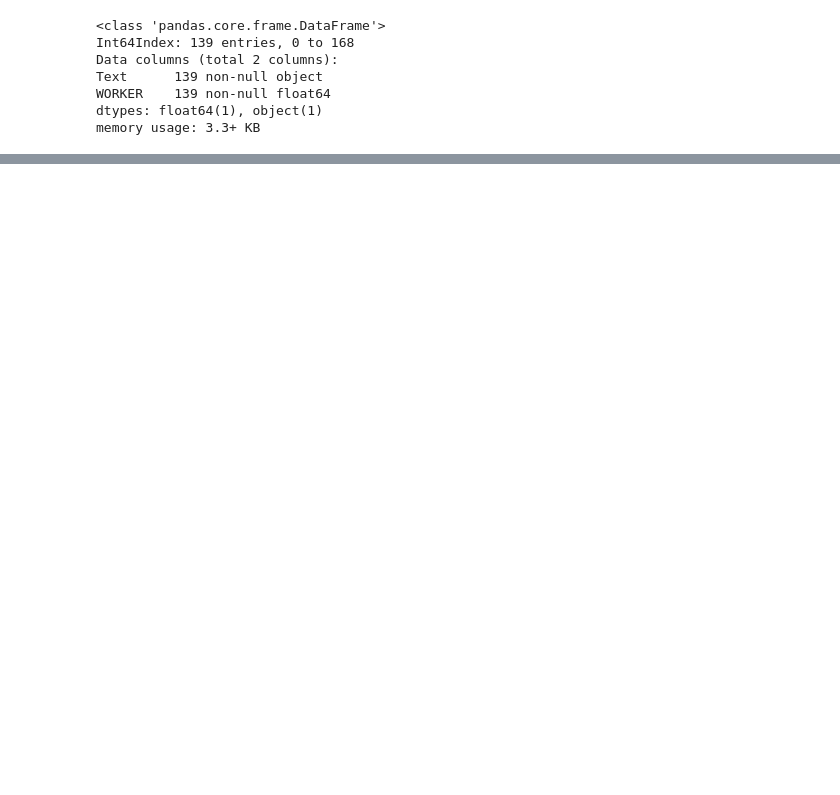
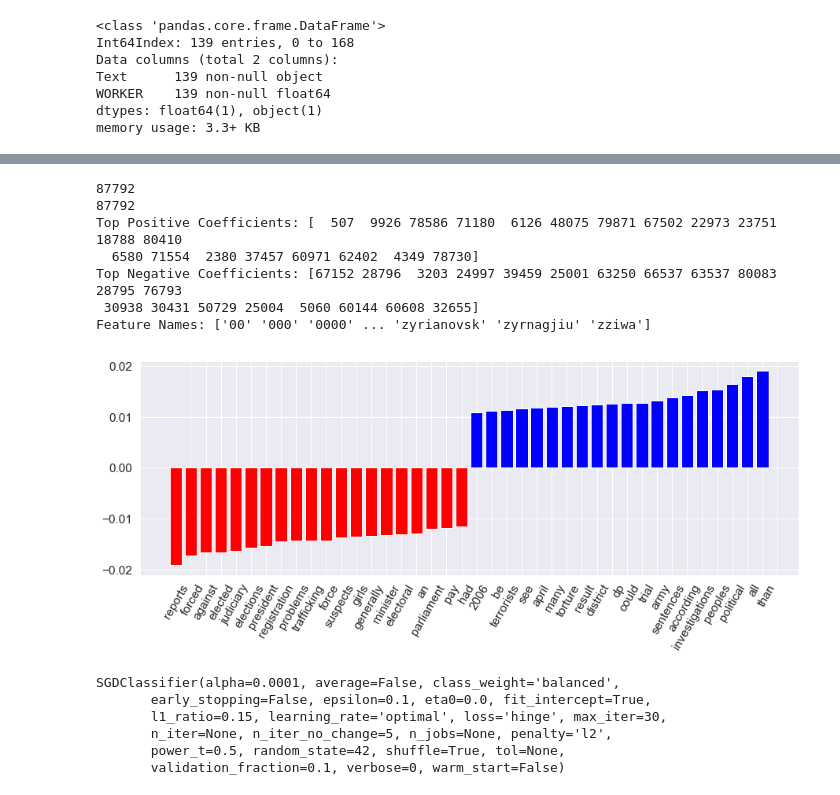
Before and after one commit to slramirez/MS_hackathon, a Jupyter notebook: notebooks/POS approach.ipynb, the cells around one changed output, grey strips where cells are left out. Cells and saved outputs as stored; diff of their text form; code cells hidden in the pictures; blank space fills up the shorter version.

```diff
--- a/notebooks/POS approach.ipynb
+++ b/notebooks/POS approach.ipynb
@@ -509,0 +656,49 @@ memory usage: 3.3+ KB
+# %%
+from sklearn.feature_extraction.text import CountVectorizer
+from sklearn.svm import LinearSVC
+import matplotlib.pyplot as plt
+
+def plot_coefficients(classifier, feature_names, top_features=20):
+    coef = classifier.coef_[0].ravel()  # I think you need to index for each class within the lable
+
+    top_positive_coefficients = np.argsort(coef)[-top_features:]
+    print('Top Positive Coefficients: ' + str(top_positive_coefficients))
+
+    top_negative_coefficients = np.argsort(coef)[:top_features]
+    print('Top Negative Coefficients: ' + str(top_negative_coefficients))
+
+    top_coefficients = np.hstack([top_negative_coefficients, top_positive_coefficients])
+    # create plot
+    plt.figure(figsize=(15, 5))
+    colors = ['red' if c < 0 else 'blue' for c in coef[top_coefficients]]
+    plt.bar(np.arange(2 * top_features), coef[top_coefficients], color=colors)
+    feature_names = np.array(feature_names)
+    print('Feature Names: ' + str(feature_names))
+    plt.xticks(np.arange(1, 1 + 2 * top_features), feature_names[top_coefficients], rotation=60, ha='right')
+    plt.show()
+# %%
+cv = CountVectorizer()
+
+#data, X_test, y_train, y_test= get_data('POLPRIS')
+
+
+cv.fit(data)
+print (len(cv.vocabulary_))
+print (len(cv.get_feature_names()))
+#X_train = cv.transform(data)
+
+#svm = LinearSVC()
+#svm.fit(X_train, y_train)
+
+
+#coef = svm.coef_.ravel()
+plot_coefficients(svm, cv.get_feature_names())
+# %% [output]
+87792
+87792
+Top Positive Coefficients: [  507  9926 78586 71180  6126 48075 79871 67502 22973 23751 18788 80410
+  6580 71554  2380 37457 60971 62402  4349 78730]
+Top Negative Coefficients: [67152 28796  3203 24997 39459 25001 63250 66537 63537 80083 28795 76793
+ 30938 30431 50729 25004  5060 60144 60608 32655]
+Feature Names: ['00' '000' '0000' ... 'zyrianovsk' 'zyrnagjiu' 'zziwa']
+[figure, added]
@@ -509,0 +712,9 @@ memory usage: 3.3+ KB
+# %%
+clf.fit(vectorised, y_train)
+# %% [output]
+SGDClassifier(alpha=0.0001, average=False, class_weight='balanced',
+       early_stopping=False, epsilon=0.1, eta0=0.0, fit_intercept=True,
+       l1_ratio=0.15, learning_rate='optimal', loss='hinge', max_iter=30,
+       n_iter=None, n_iter_no_change=5, n_jobs=None, penalty='l2',
+       power_t=0.5, random_state=42, shuffle=True, tol=None,
+       validation_fraction=0.1, verbose=0, warm_start=False)
```
Also changed, not shown: parts of 28 cells of this notebook, 1 other file.
